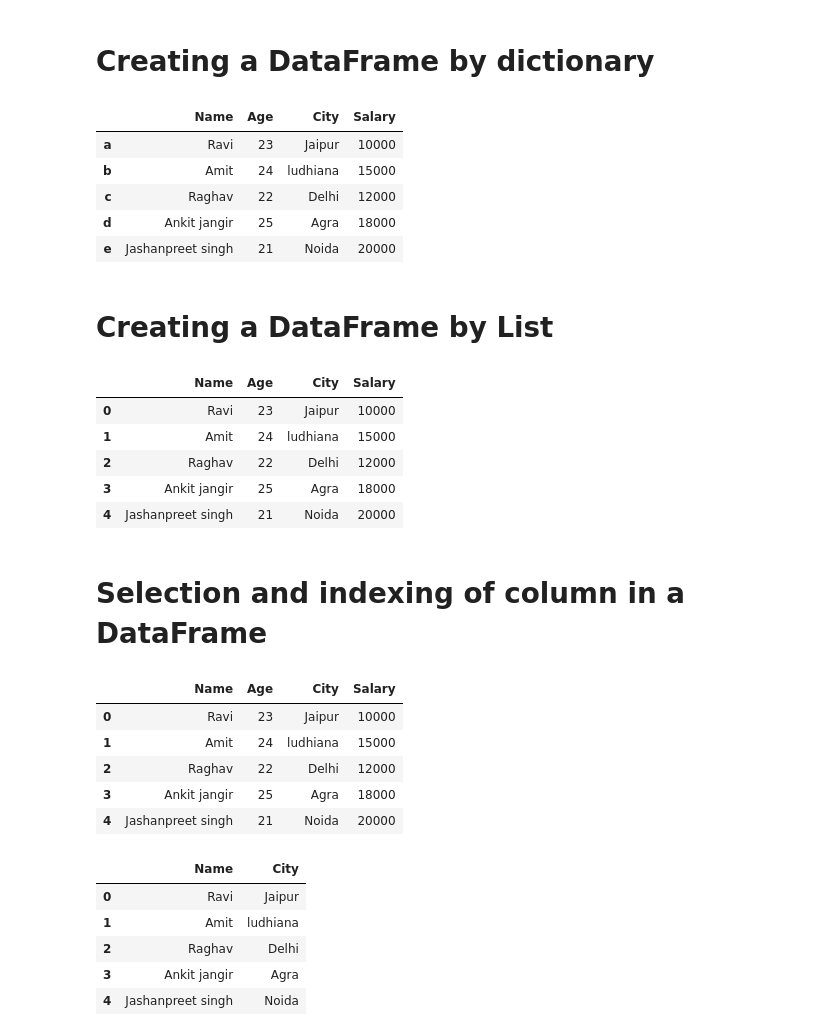
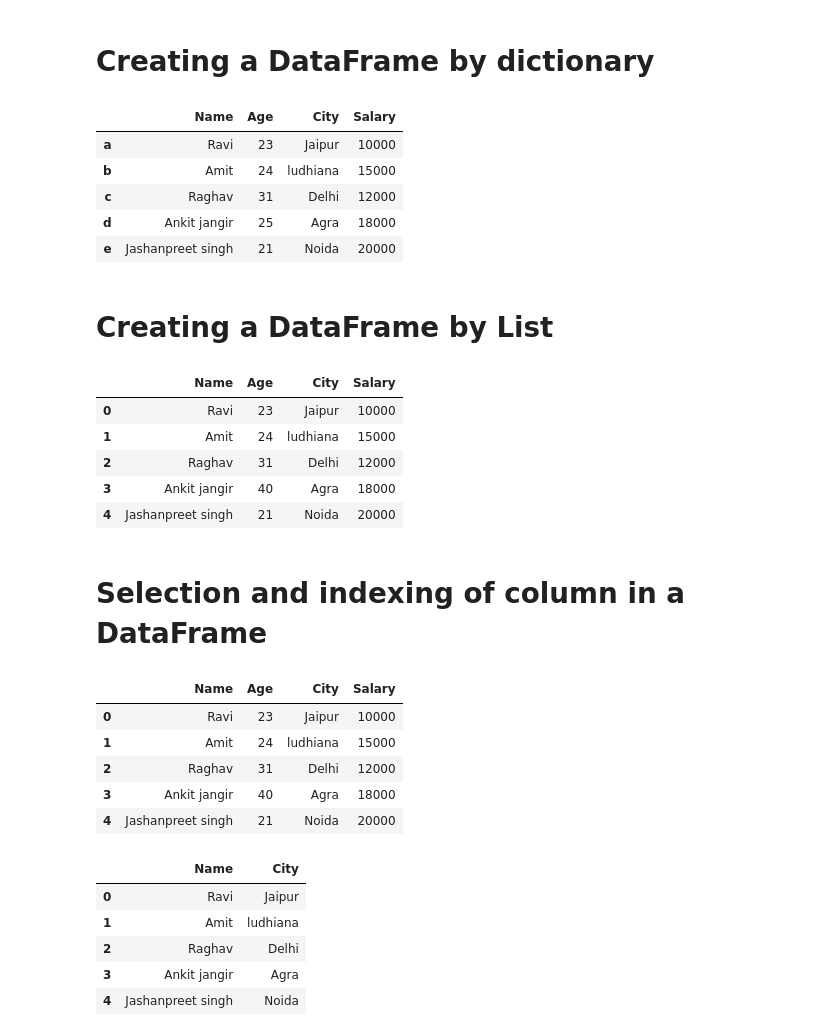
Before and after one commit to Amitk-umar/Pandas_By_Amit, a Jupyter notebook: DataFrames.ipynb, the cells around one changed output. Drawn from its saved outputs; the diff is of its cells as text; code cells hidden in the pictures.

```diff
--- a/DataFrames.ipynb
+++ b/DataFrames.ipynb
@@ -6,7 +6,7 @@ import pandas as pd
 # %%
 data = {
     'Name' : ['Ravi', 'Amit', 'Raghav', 'Ankit jangir','Jashanpreet singh'],
-    'Age' : [23, 24, 22, 25, 21],
+    'Age' : [23, 24, 31, 25, 21],
     'City' : ['Jaipur', 'ludhiana', 'Delhi', 'Agra', 'Noida'],
     'Salary' : [10000, 15000, 12000, 18000, 20000]
 }
@@ -17,7 +17,7 @@ df
 |  | Name | Age | City | Salary |
 | a | Ravi | 23 | Jaipur | 10000 |
 | b | Amit | 24 | ludhiana | 15000 |
-| c | Raghav | 22 | Delhi | 12000 |
+| c | Raghav | 31 | Delhi | 12000 |
 | d | Ankit jangir | 25 | Agra | 18000 |
 | e | Jashanpreet singh | 21 | Noida | 20000 |
 # %% [markdown]
@@ -25,18 +25,18 @@ df
 # %%
 data_list = [['Ravi', 23, 'Jaipur', 10000],
     ['Amit', 24, 'ludhiana', 15000],
-    ['Raghav', 22, 'Delhi', 12000],
-    ['Ankit jangir', 25, 'Agra', 18000],
+    ['Raghav', 31, 'Delhi', 12000],
+    ['Ankit jangir', 40, 'Agra', 18000],
     ['Jashanpreet singh', 21, 'Noida', 20000]
 ]
 df2 = pd.DataFrame(data_list, columns=['Name', 'Age', 'City', 'Salary'])
 df2
 # %% [output]
 |  | Name | Age | City | Salary |
 | 0 | Ravi | 23 | Jaipur | 10000 |
 | 1 | Amit | 24 | ludhiana | 15000 |
-| 2 | Raghav | 22 | Delhi | 12000 |
-| 3 | Ankit jangir | 25 | Agra | 18000 |
+| 2 | Raghav | 31 | Delhi | 12000 |
+| 3 | Ankit jangir | 40 | Agra | 18000 |
 | 4 | Jashanpreet singh | 21 | Noida | 20000 |
 # %% [markdown]
 # Selection and indexing of column in a DataFrame
@@ -46,8 +46,8 @@ df2
 |  | Name | Age | City | Salary |
 | 0 | Ravi | 23 | Jaipur | 10000 |
 | 1 | Amit | 24 | ludhiana | 15000 |
-| 2 | Raghav | 22 | Delhi | 12000 |
-| 3 | Ankit jangir | 25 | Agra | 18000 |
+| 2 | Raghav | 31 | Delhi | 12000 |
+| 3 | Ankit jangir | 40 | Agra | 18000 |
 | 4 | Jashanpreet singh | 21 | Noida | 20000 |
 # %%
 # name_df = df2['Name']  # Selecting the 'Name' column
```
Also changed, not shown: parts of 20 cells of this notebook, 1 other file.
